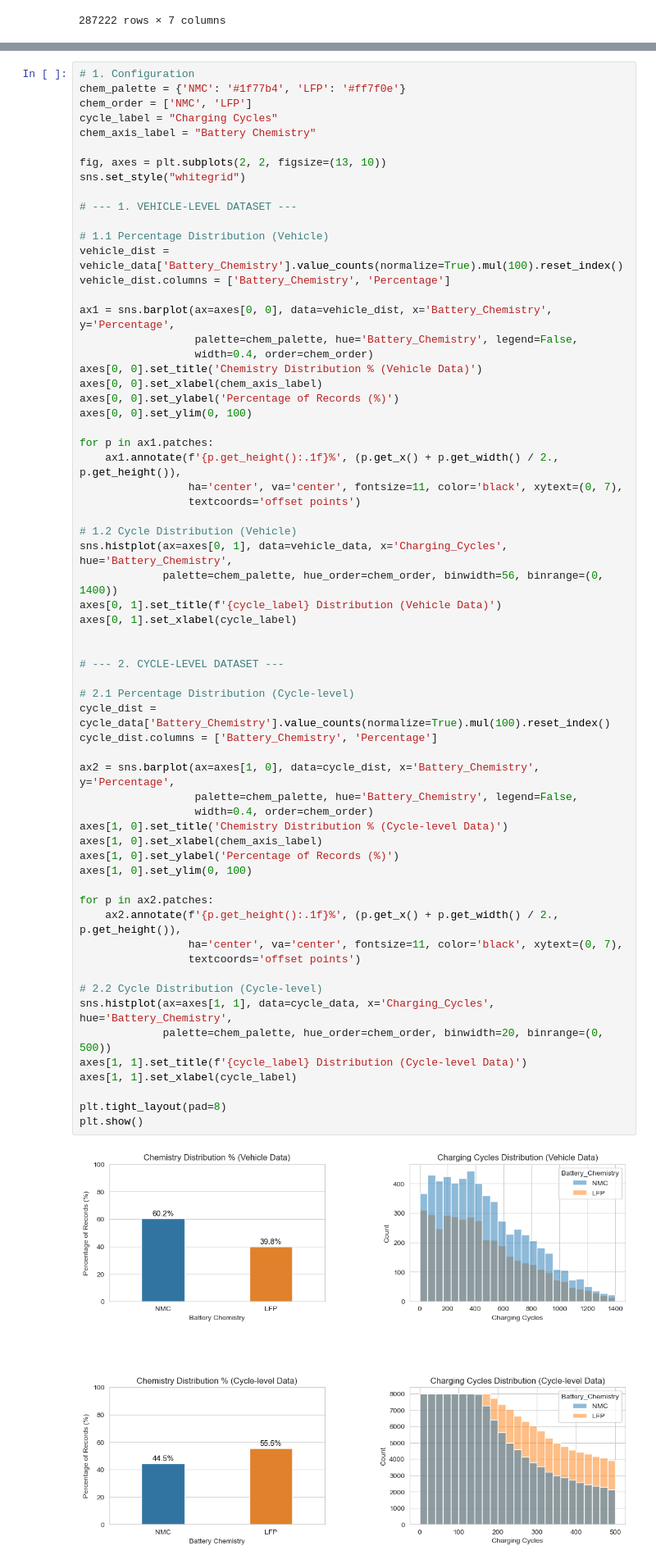
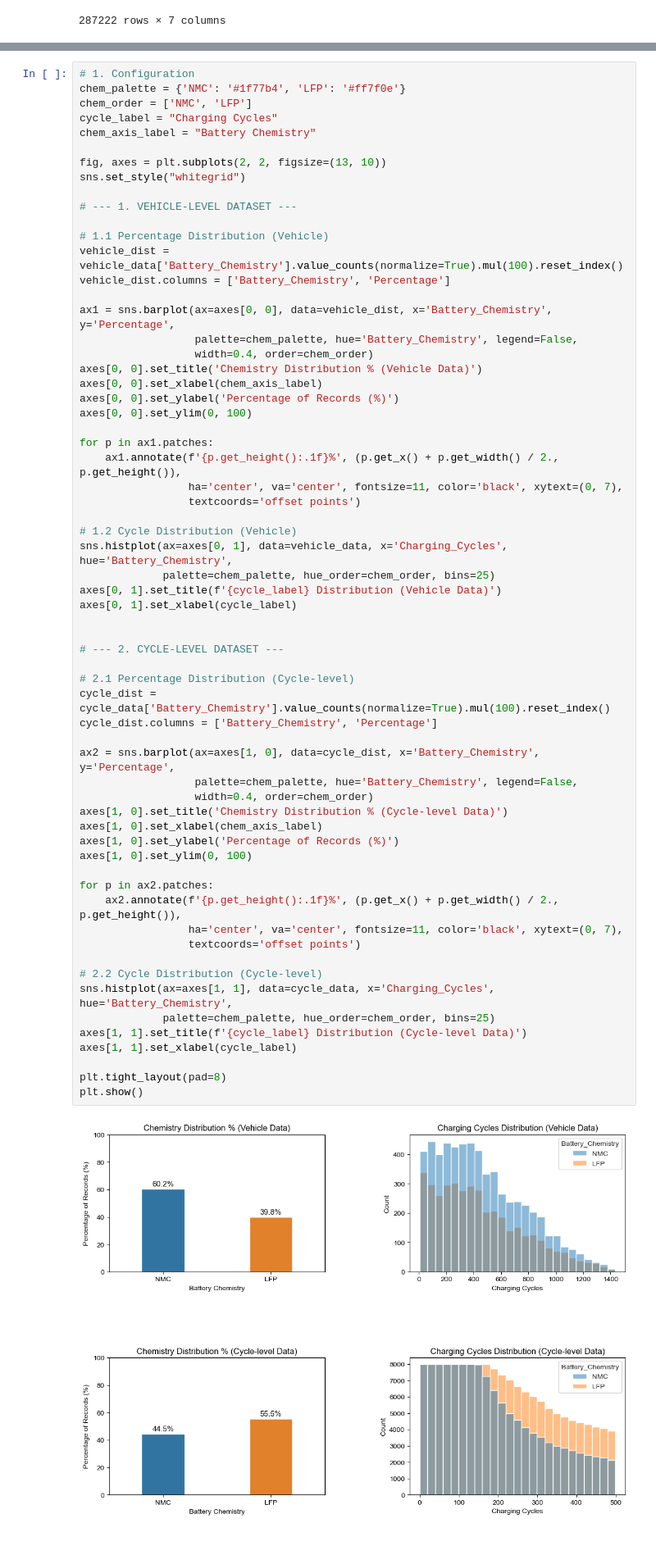
Before and after one commit to Ivan-Pelovski/Data-Science, a Jupyter notebook: NMC-vs-LFP.ipynb, the cells around one changed output, grey strips where cells are left out. Shown at 82% size. Saved outputs shown, nothing was run; the diff lists cells and outputs as text.

```diff
--- a/NMC-vs-LFP.ipynb
+++ b/NMC-vs-LFP.ipynb
@@ -194,40 +194,40 @@ for p in ax1.patches:
 
 # 1.2 Cycle Distribution (Vehicle)
 sns.histplot(ax=axes[0, 1], data=vehicle_data, x='Charging_Cycles', hue='Battery_Chemistry',
-             palette=chem_palette, hue_order=chem_order, binwidth=56, binrange=(0, 1400))
+             palette=chem_palette, hue_order=chem_order, bins=25)
 axes[0, 1].set_title(f'{cycle_label} Distribution (Vehicle Data)')
 axes[0, 1].set_xlabel(cycle_label)
 
 
 # --- 2. CYCLE-LEVEL DATASET ---
 
 # 2.1 Percentage Distribution (Cycle-level)
 cycle_dist = cycle_data['Battery_Chemistry'].value_counts(normalize=True).mul(100).reset_index()
 cycle_dist.columns = ['Battery_Chemistry', 'Percentage']
 
 ax2 = sns.barplot(ax=axes[1, 0], data=cycle_dist, x='Battery_Chemistry', y='Percentage',
                   palette=chem_palette, hue='Battery_Chemistry', legend=False,
                   width=0.4, order=chem_order)
 axes[1, 0].set_title('Chemistry Distribution % (Cycle-level Data)')
 axes[1, 0].set_xlabel(chem_axis_label)
 axes[1, 0].set_ylabel('Percentage of Records (%)')
 axes[1, 0].set_ylim(0, 100)
 
 for p in ax2.patches:
     ax2.annotate(f'{p.get_height():.1f}%', (p.get_x() + p.get_width() / 2., p.get_height()),
                  ha='center', va='center', fontsize=11, color='black', xytext=(0, 7),
                  textcoords='offset points')
 
 # 2.2 Cycle Distribution (Cycle-level)
 sns.histplot(ax=axes[1, 1], data=cycle_data, x='Charging_Cycles', hue='Battery_Chemistry',
-             palette=chem_palette, hue_order=chem_order, binwidth=20, binrange=(0, 500))
+             palette=chem_palette, hue_order=chem_order, bins=25)
 axes[1, 1].set_title(f'{cycle_label} Distribution (Cycle-level Data)')
 axes[1, 1].set_xlabel(cycle_label)
 
 plt.tight_layout(pad=8)
 plt.show()
 # %% [output]
-[figure, old version]
+[figure, new version]
 # %% [markdown]
 **Key Conclusions:** From our initial data exploration, we can draw several key observations that will guide the rest of our analysis:
 
```
Also changed, not shown: parts of 15 cells of this notebook.
